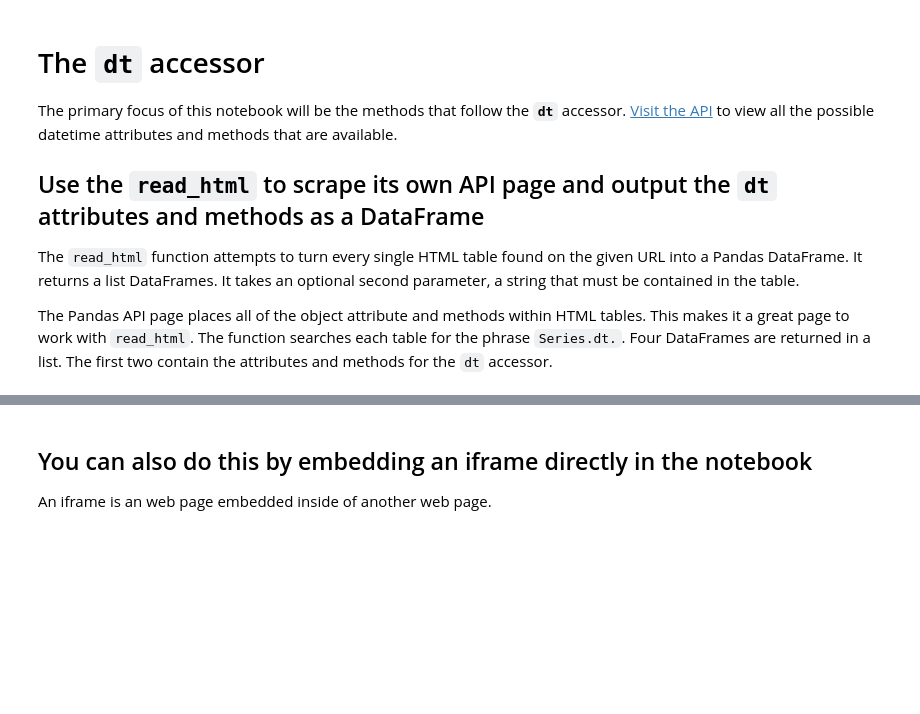
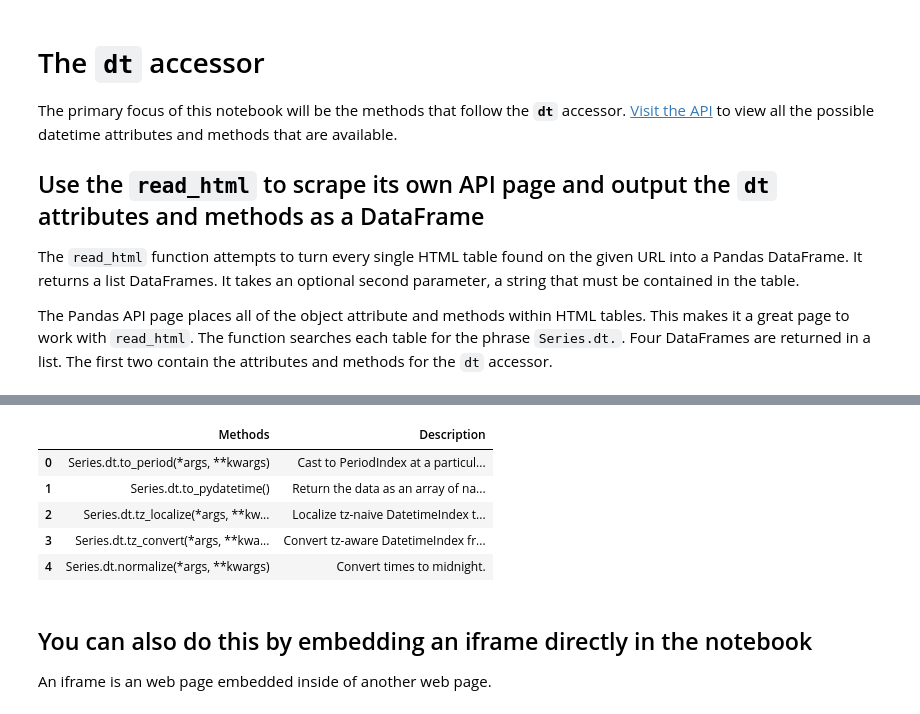
Before and after one commit to estefaniaakers/dunder-data, a Jupyter notebook: dunder-data-bootcamp/02. Essential Commands/04. DateTime Series Methods.ipynb, the cells around one changed output, grey strips where cells are left out. Cells and saved outputs as stored; diff of their text form; code cells hidden in the pictures; blank space fills up the shorter version.

```diff
--- a/dunder-data-bootcamp/02. Essential Commands/04. DateTime Series Methods.ipynb
+++ b/dunder-data-bootcamp/02. Essential Commands/04. DateTime Series Methods.ipynb
@@ -42,5 +77,12 @@ dt_attr
 # %%
-dt_methods
+dt_methods.head()
+# %% [output]
+|  | Methods | Description |
+| 0 | Series.dt.to_period(*args, **kwargs) | Cast to PeriodIndex at a particul... |
+| 1 | Series.dt.to_pydatetime() | Return the data as an array of na... |
+| 2 | Series.dt.tz_localize(*args, **kw... | Localize tz-naive DatetimeIndex t... |
+| 3 | Series.dt.tz_convert(*args, **kwa... | Convert tz-aware DatetimeIndex fr... |
+| 4 | Series.dt.normalize(*args, **kwargs) | Convert times to midnight. |
 # %% [markdown]
 ## You can also do this by embedding an iframe directly in the notebook
 An iframe is an web page embedded inside of another web page.
```
Also changed, not shown: parts of 26 cells of this notebook.
